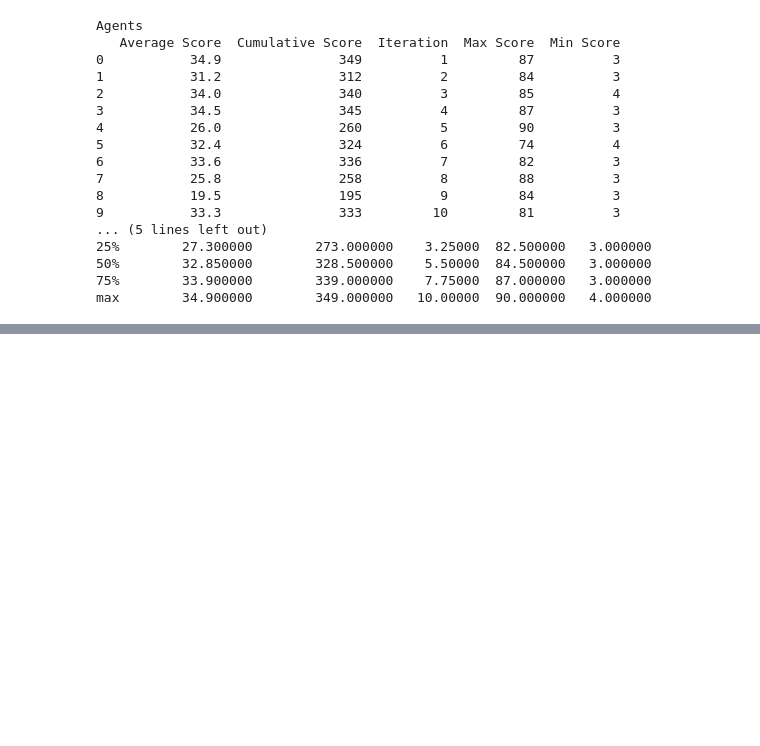
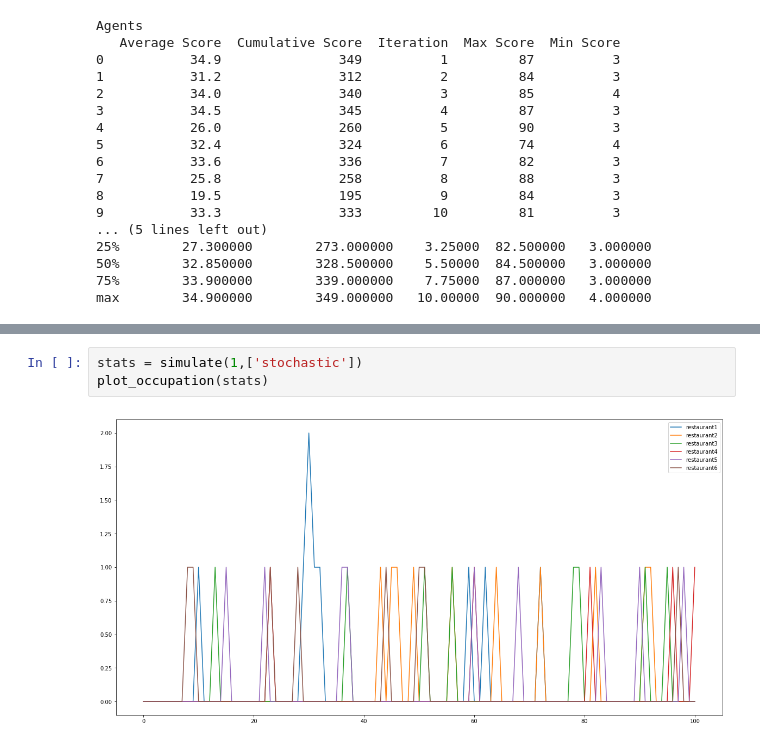
Before and after one commit to SU-3IN025-fev2020/projet-kolkata-quaranteam, a Jupyter notebook: Resultats.ipynb, the cells around one changed output, grey strips where cells are left out. Saved outputs shown, nothing was run; the diff lists cells and outputs as text; blank space fills up the shorter version.

```diff
--- a/Resultats.ipynb
+++ b/Resultats.ipynb
@@ -376,0 +645,5 @@ stats = simulate(2, [''])
+# %%
+stats = simulate(1,['stochastic'])
+plot_occupation(stats)
+# %% [output]
+[figure, added]
```
Also changed, not shown: parts of 28 cells of this notebook, 1 other file.
